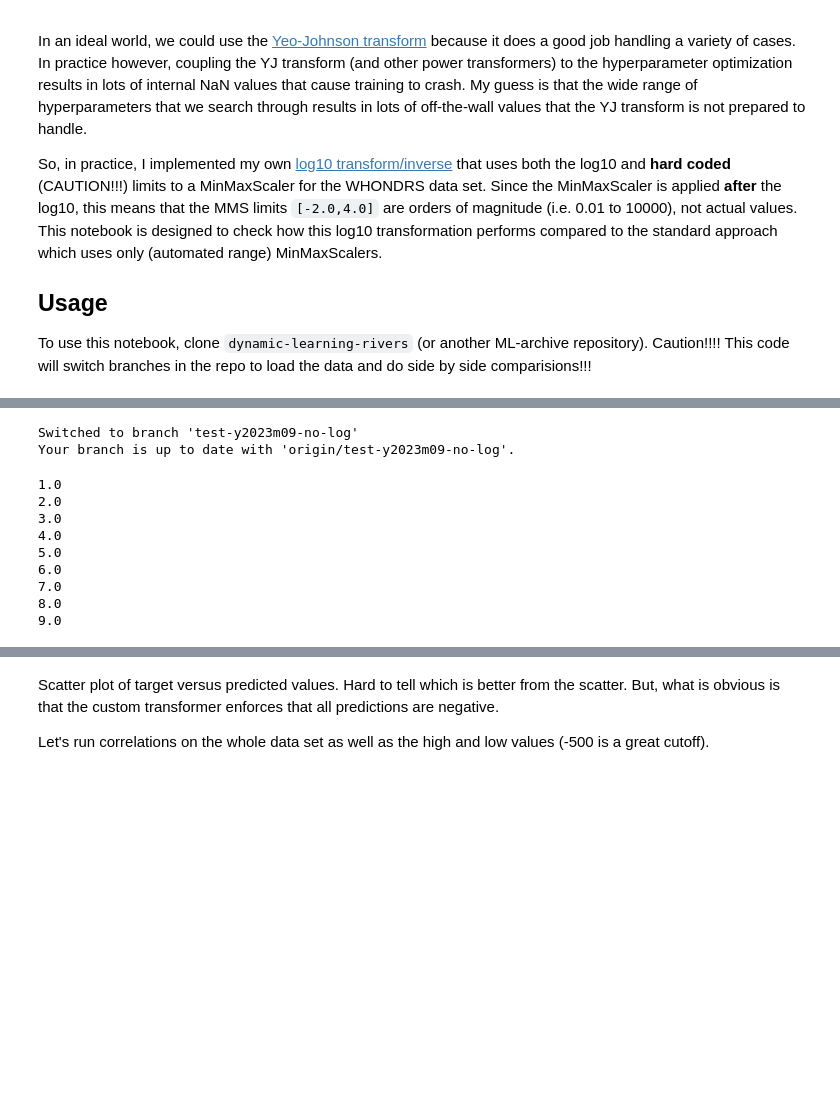
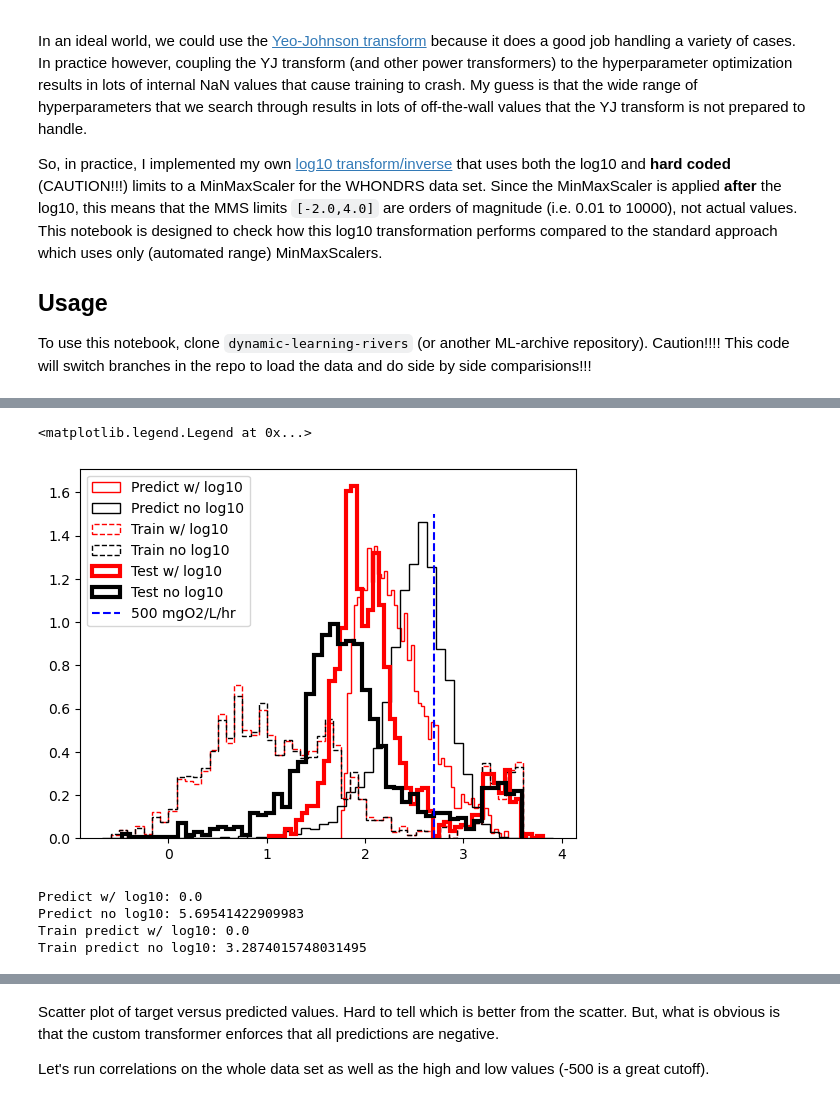
Before and after one commit to parallelworks/dynamic-learning-rivers, a Jupyter notebook: examples/log10_or_not_log10.ipynb, the cells around one changed output, grey strips where cells are left out. Drawn from its saved outputs; the diff is of its cells as text; code cells hidden in the pictures; blank space fills up the shorter version.

```diff
--- a/examples/log10_or_not_log10.ipynb
+++ b/examples/log10_or_not_log10.ipynb
@@ -48,31 +112,58 @@ for ll in np.linspace(1,num_sl-1,num_sl-1):
 # %%
-!cd /pw/dev/dynamic-learning-rivers; git checkout test-y2023m09-no-log
+# Above we plotted each SuperLearner iteration separately.
+# Now, plot the overall, merged distributions.
+
+fig, ax = plt.subplots(1,1)
+n, bins, patches = ax.hist(
+    np.log10(np.abs(predict_output_w_log_CONUS['Normalized_Respiration_Rate_mg_DO_per_H_per_L_sediment'])),
+    num_bins, density=True, histtype="step", linestyle=('solid'), color=('r'))
+n, bins, patches = ax.hist(
+    np.log10(np.abs(predict_output_n_log_CONUS['Normalized_Respiration_Rate_mg_DO_per_H_per_L_sediment'])),
+    num_bins, density=True, histtype="step", linestyle=('solid'), color=('k'))
+n, bins, patches = ax.hist(
+    np.log10(np.abs(train_target_w_log['target'])),
+    num_bins, density=True, histtype="step", linestyle=('dashed'), color=('r'))
+n, bins, patches = ax.hist(
+    np.log10(np.abs(train_target_n_log['target'])),
+    num_bins, density=True, histtype="step", linestyle=('dashed'), color=('k'))
+n, bins, patches = ax.hist(
+    np.log10(np.abs(test_target_w_log['predicted'])),
+    num_bins, density=True, histtype="step", linestyle=('solid'), color=('r'), linewidth=3)
+n, bins, patches = ax.hist(
+    np.log10(np.abs(test_target_n_log['predicted'])),
+    num_bins, density=True, histtype="step", linestyle=('solid'), color=('k'), linewidth=3)
+
+# Add the 500 line for visualizing where the cut off is:
+ax.plot([np.log10(500.0),np.log10(500.0)],[0,1.5],'b--')
+ax.legend(['Predict w/ log10','Predict no log10','Train w/ log10','Train no log10','Test w/ log10','Test no log10','500 mgO2/L/hr'])
 # %% [output]
-Switched to branch 'test-y2023m09-no-log'
-Your branch is up to date with 'origin/test-y2023m09-no-log'.
+<matplotlib.legend.Legend at 0x...>
+[figure, added]
 # %%
-# Load the first superlearner to initialize storage
-train_target_n_log = pd.read_csv('/pw/dev/dynamic-learning-rivers/ml_models/sl_0/sl_scatter_train.csv')
-test_target_n_log = pd.read_csv('/pw/dev/dynamic-learning-rivers/ml_models/sl_0/sl_scatter_test.csv')
+# What is the percent of predicted positive respiration rates?
 
-# Loop over each SuperLearner (start counting with 1 since already loaded 0)
-for ll in np.linspace(1,num_sl-1,num_sl-1):
-    print(ll)
-    train = pd.read_csv('/pw/dev/dynamic-learning-rivers/ml_models/sl_'+str(int(ll))+'/sl_scatter_train.csv')
-    test = pd.read_csv('/pw/dev/dynamic-learning-rivers/ml_models/sl_'+str(int(ll))+'/sl_scatter_test.csv')
+def get_percent_negative(df_in,target_name='Normalized_Respiration_Rate_mg_DO_per_H_per_L_sediment'):
+    num_pos = np.shape(
+        df_in[df_in[target_name] > 0])[0]
+    num_all = np.shape(df_in)[0]
+    return 100.0*num_pos/num_all
 
-    train_target_n_log = pd.concat([train_target_n_log, train])
-    test_target_n_log = pd.concat([test_target_n_log, test])
+print('Predict w/ log10: '+str(get_percent_negative(predict_output_w_log)))
+print('Predict no log10: '+str(get_percent_negative(predict_output_n_log)))
+
+print('Train predict w/ log10: '+str(get_percent_negative(train_target_w_log,'predicted')))
+print('Train predict no log10: '+str(get_percent_negative(train_target_n_log,'predicted')))
+
+
+#np.shape(test_target_n_log)
+#num_pos = np.shape(
+#    predict_output_n_log[
+#        predict_output_n_log['Normalized_Respiration_Rate_mg_DO_per_H_per_L_sediment'] > 0])[0]
 # %% [output]
-1.0
-2.0
-3.0
-4.0
-5.0
-6.0
-7.0
-8.0
-9.0
+Predict w/ log10: 0.0
+Predict no log10: 5.69541422909983
+Train predict w/ log10: 0.0
+Train predict no log10: 3.2874015748031495
 # %%
 fig, [ax0,ax1] = plt.subplots(1,2,figsize=(20,6))
 ax0.plot(train_target_n_log['target'],train_target_n_log['predicted'],'r.')
```
Also changed, not shown: parts of 7 cells of this notebook.
